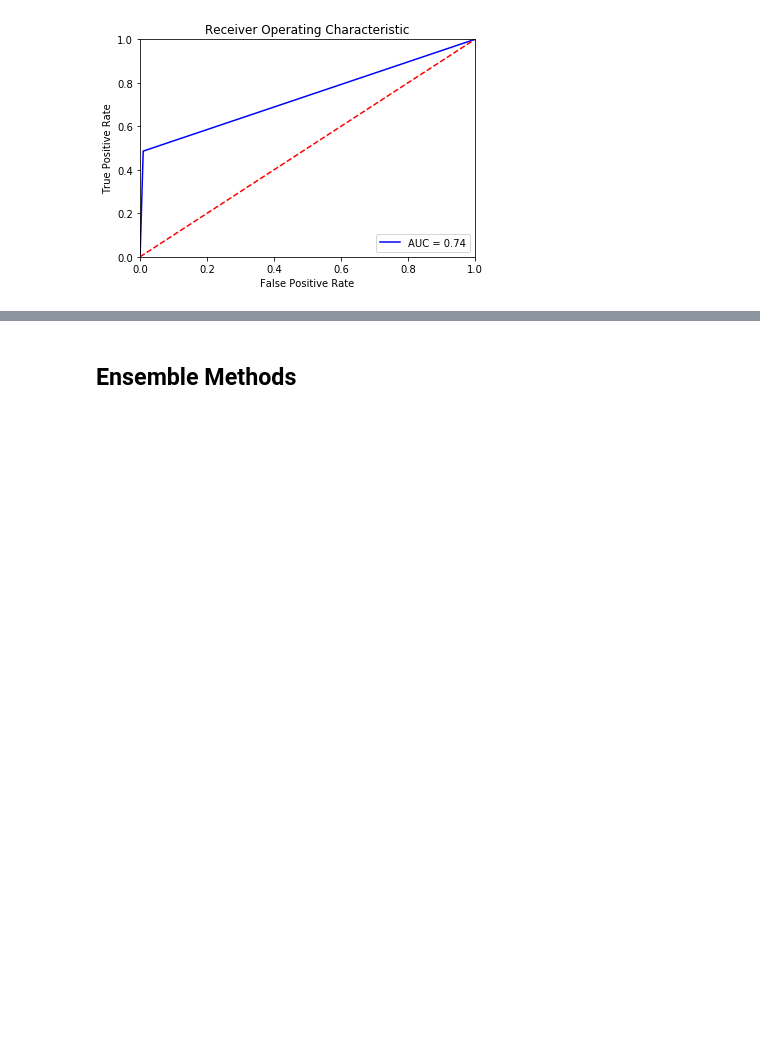
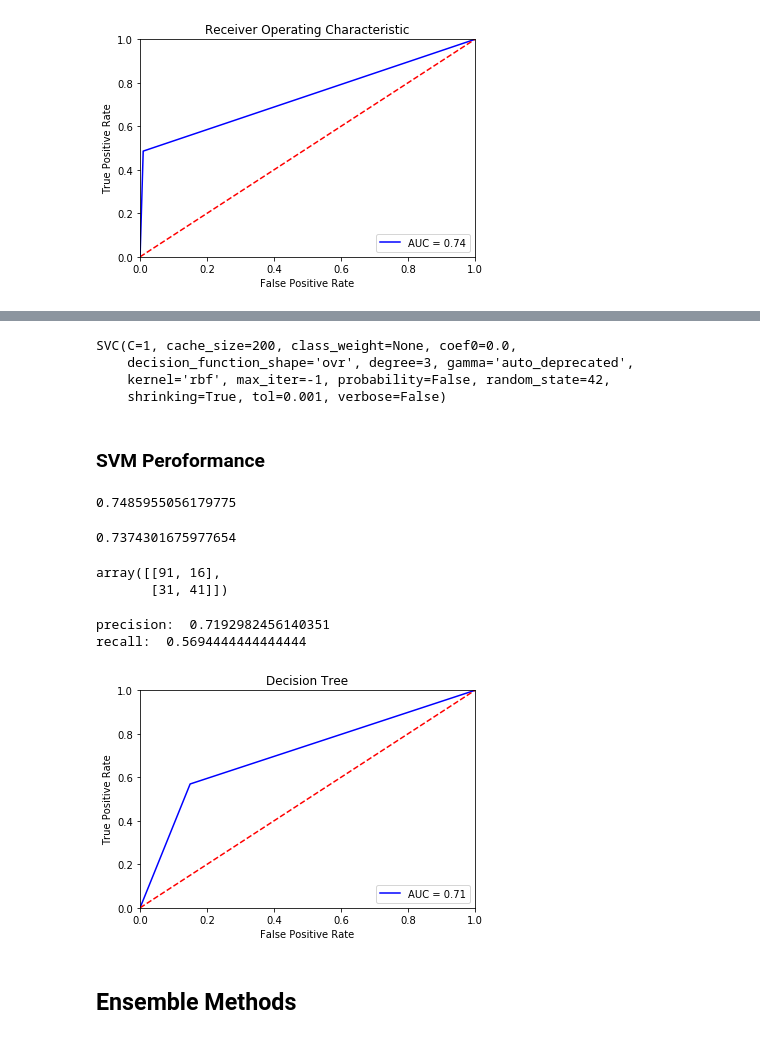
Before and after one commit to CUNYTechPrep/2020-spring-datascience, a Jupyter notebook: Week3_3.26/Machine_Learning_Introduction.ipynb, the cells around one changed output, grey strips where cells are left out. Cells and saved outputs as stored; diff of their text form; code cells hidden in the pictures; blank space fills up the shorter version.

```diff
--- a/Week3_3.26/Machine_Learning_Introduction.ipynb
+++ b/Week3_3.26/Machine_Learning_Introduction.ipynb
@@ -372,2 +520,47 @@ recall:  0.4861111111111111
+# %%
+svc = SVC(C=1, kernel='rbf', random_state=42)
+# %%
+svc.fit(train_features, train_labels)
+# %% [output]
+SVC(C=1, cache_size=200, class_weight=None, coef0=0.0,
+    decision_function_shape='ovr', degree=3, gamma='auto_deprecated',
+    kernel='rbf', max_iter=-1, probability=False, random_state=42,
+    shrinking=True, tol=0.001, verbose=False)
+# %% [markdown]
+### SVM Peroformance
+# %%
+svc.score(train_features, train_labels)
+# %% [output]
+0.7485955056179775
+# %%
+svc.score(test_features, test_labels)
+# %% [output]
+0.7374301675977654
+# %%
+predictions_svm = svc.predict(test_features)
+confusion_matrix(test_labels, predictions_svm)
+# %% [output]
+array([[91, 16],
+       [31, 41]])
+# %%
+print('precision: ', precision_score(test_labels, predictions_svm))
+print('recall: ', recall_score(test_labels, predictions_svm))
+
+fpr, tpr, threshold = roc_curve(test_labels, predictions_svm)
+roc_auc = auc(fpr, tpr)
+
+plt.title('Decision Tree')
+plt.plot(fpr, tpr, 'b', label = 'AUC = %0.2f' % roc_auc)
+plt.legend(loc = 'lower right')
+plt.plot([0, 1], [0, 1],'r--')
+plt.xlim([0, 1])
+plt.ylim([0, 1])
+plt.ylabel('True Positive Rate')
+plt.xlabel('False Positive Rate')
+plt.show()
+# %% [output]
+precision:  0.7192982456140351
+recall:  0.5694444444444444
+[figure, added]
 # %% [markdown]
 ## Ensemble Methods
```
Also changed, not shown: parts of 30 cells of this notebook, 8 other files.
